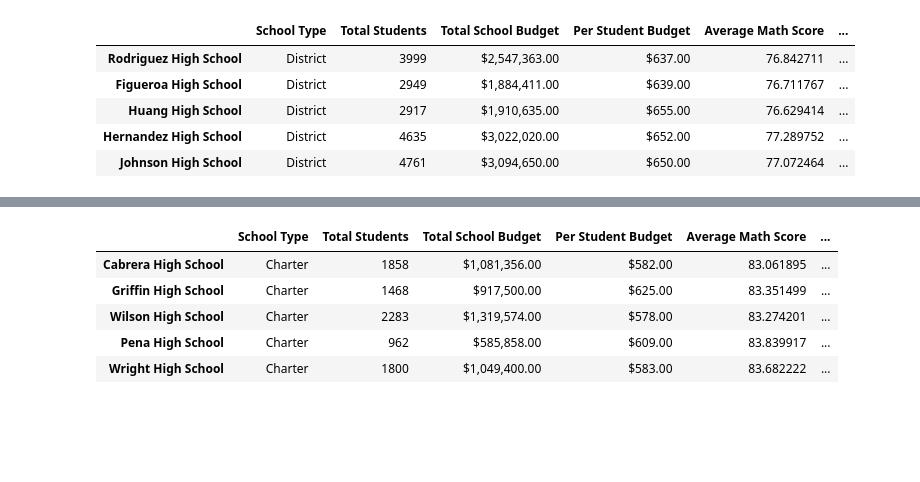
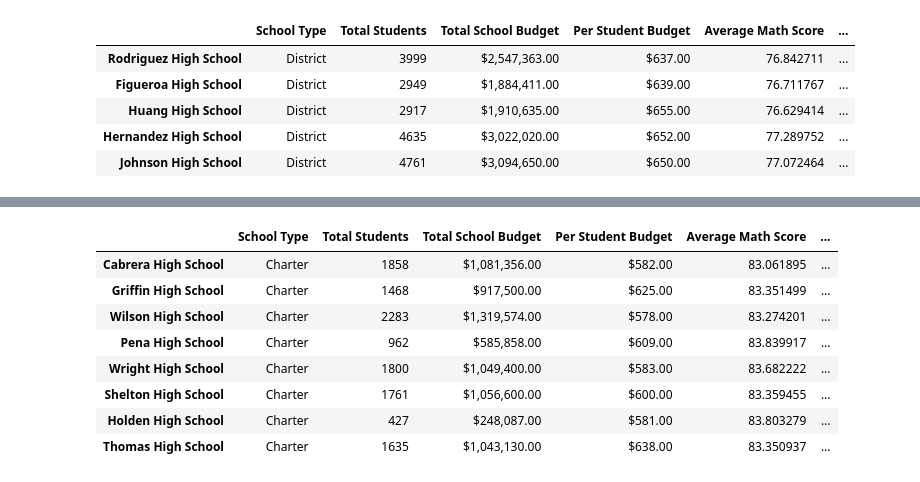
Before and after one commit to D-u-s-t-i-n/School_District_Analysis, a Jupyter notebook: PyCitySchools_Challenge.ipynb, the cells around one changed output, grey strips where cells are left out. Cells and saved outputs as stored; diff of their text form; code cells hidden in the pictures; blank space fills up the shorter version.

Commit message:
Final Draft for Challenge Submission

```diff
--- a/PyCitySchools_Challenge.ipynb
+++ b/PyCitySchools_Challenge.ipynb
@@ -706,11 +724,14 @@ Students passing overall:  25105
 # %%
 challenge_school_summary_df = school_analysis(school_data_df, challenge_complete_df)
 challenge_top_schools = challenge_school_summary_df.sort_values(["% Overall Passing"], ascending=False)
-challenge_top_schools.head() #2
+challenge_top_schools.head(8) #2
 # %% [output]
 |  | School Type | Total Students | Total School Budget | Per Student Budget | Average Math Score | ... |
 | Cabrera High School | Charter | 1858 | $1,081,356.00 | $582.00 | 83.061895 | ... |
 | Griffin High School | Charter | 1468 | $917,500.00 | $625.00 | 83.351499 | ... |
 | Wilson High School | Charter | 2283 | $1,319,574.00 | $578.00 | 83.274201 | ... |
 | Pena High School | Charter | 962 | $585,858.00 | $609.00 | 83.839917 | ... |
 | Wright High School | Charter | 1800 | $1,049,400.00 | $583.00 | 83.682222 | ... |
+| Shelton High School | Charter | 1761 | $1,056,600.00 | $600.00 | 83.359455 | ... |
+| Holden High School | Charter | 427 | $248,087.00 | $581.00 | 83.803279 | ... |
+| Thomas High School | Charter | 1635 | $1,043,130.00 | $638.00 | 83.350937 | ... |
```
Also changed, not shown: parts of 27 cells of this notebook.
